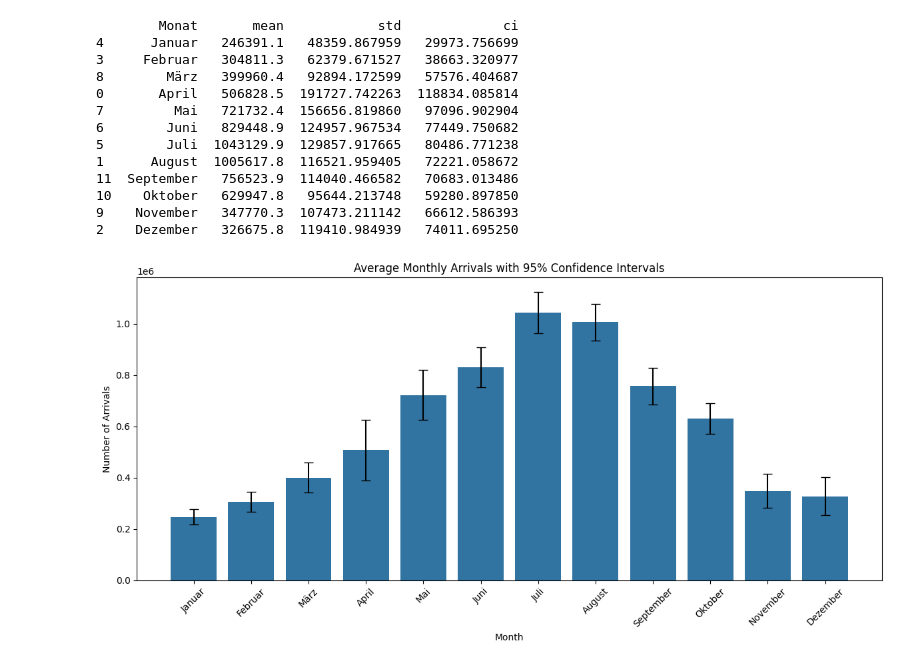
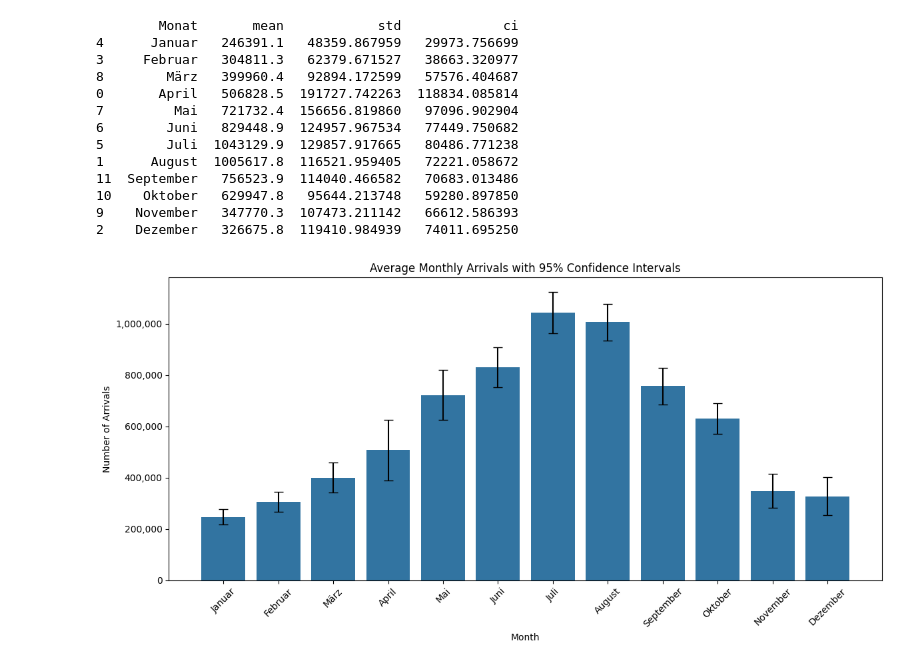
Before and after one commit to ThorstenKreimer/bakery-sales-prediction, a Jupyter notebook: 4_Presentation/graphics_arrivals.ipynb, the cells around one changed output. Drawn from its saved outputs; the diff is of its cells as text; code cells hidden in the pictures.

```diff
--- a/4_Presentation/graphics_arrivals.ipynb
+++ b/4_Presentation/graphics_arrivals.ipynb
@@ -24,31 +24,34 @@ plt.figure(figsize=(12, 6))
 bar_plot = sns.barplot(data=monthly_stats, x='Monat', y='mean')
 
 # Add error bars for confidence intervals
 plt.errorbar(x=range(len(monthly_stats)),
              y=monthly_stats['mean'],
              yerr=monthly_stats['ci'],
              fmt='none',
              color='black',
              capsize=5)
 
+# Change y scale to show numbers directly
+bar_plot.set_yticklabels([f'{int(y):,}' for y in bar_plot.get_yticks()])
+
 plt.title('Average Monthly Arrivals with 95% Confidence Intervals')
 plt.xlabel('Month')
 plt.ylabel('Number of Arrivals')
 plt.xticks(rotation=45)
 plt.tight_layout()
 plt.show()
 # %% [output]
         Monat       mean            std             ci
 4      Januar   246391.1   48359.867959   29973.756699
 3     Februar   304811.3   62379.671527   38663.320977
 8        März   399960.4   92894.172599   57576.404687
 0       April   506828.5  191727.742263  118834.085814
 7         Mai   721732.4  156656.819860   97096.902904
 6        Juni   829448.9  124957.967534   77449.750682
 5        Juli  1043129.9  129857.917665   80486.771238
 1      August  1005617.8  116521.959405   72221.058672
 11  September   756523.9  114040.466582   70683.013486
 10    Oktober   629947.8   95644.213748   59280.897850
 9    November   347770.3  107473.211142   66612.586393
 2    Dezember   326675.8  119410.984939   74011.695250
-[figure, old version]
+[figure, new version]
```
Also changed, not shown: 8 other files.
